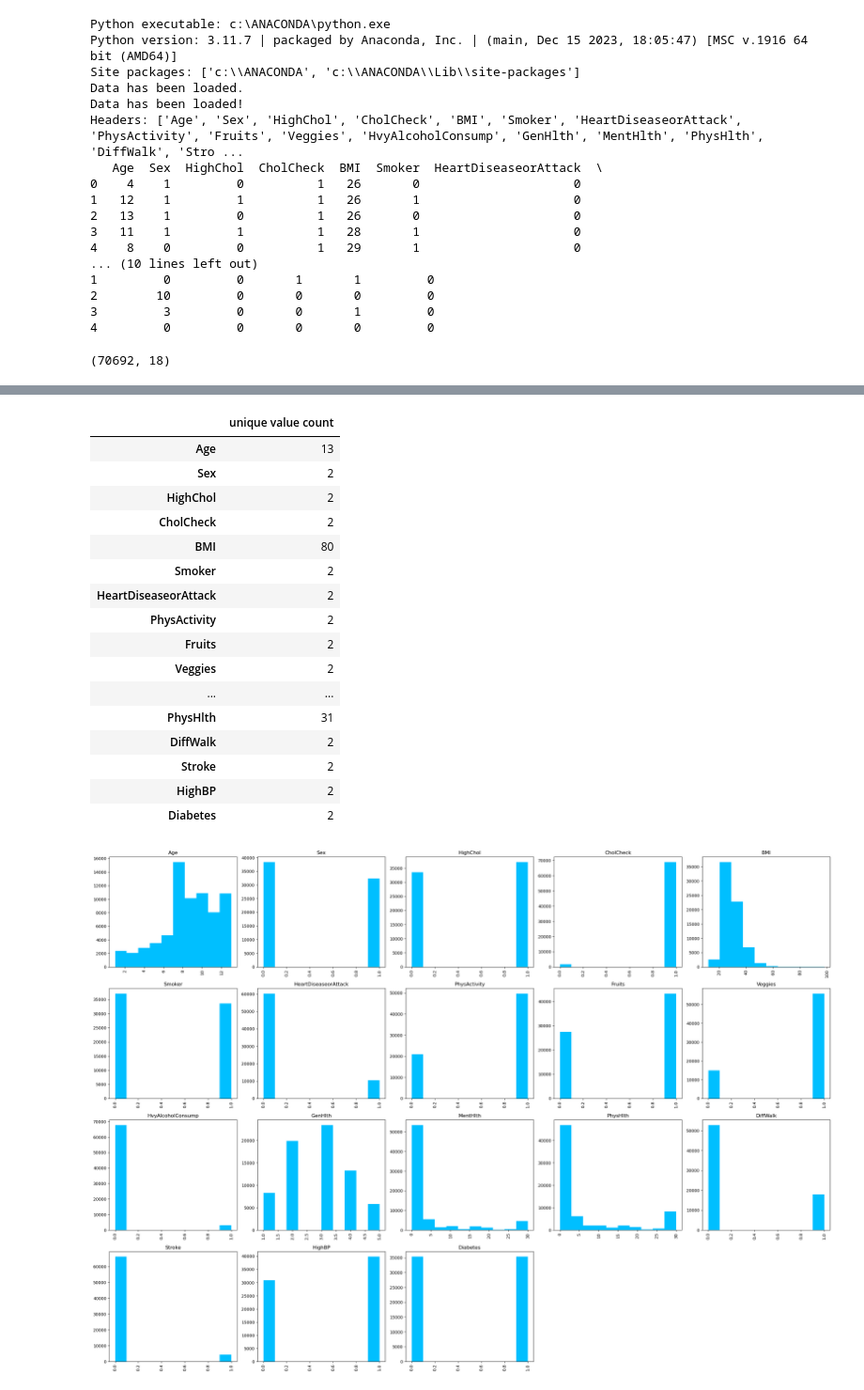
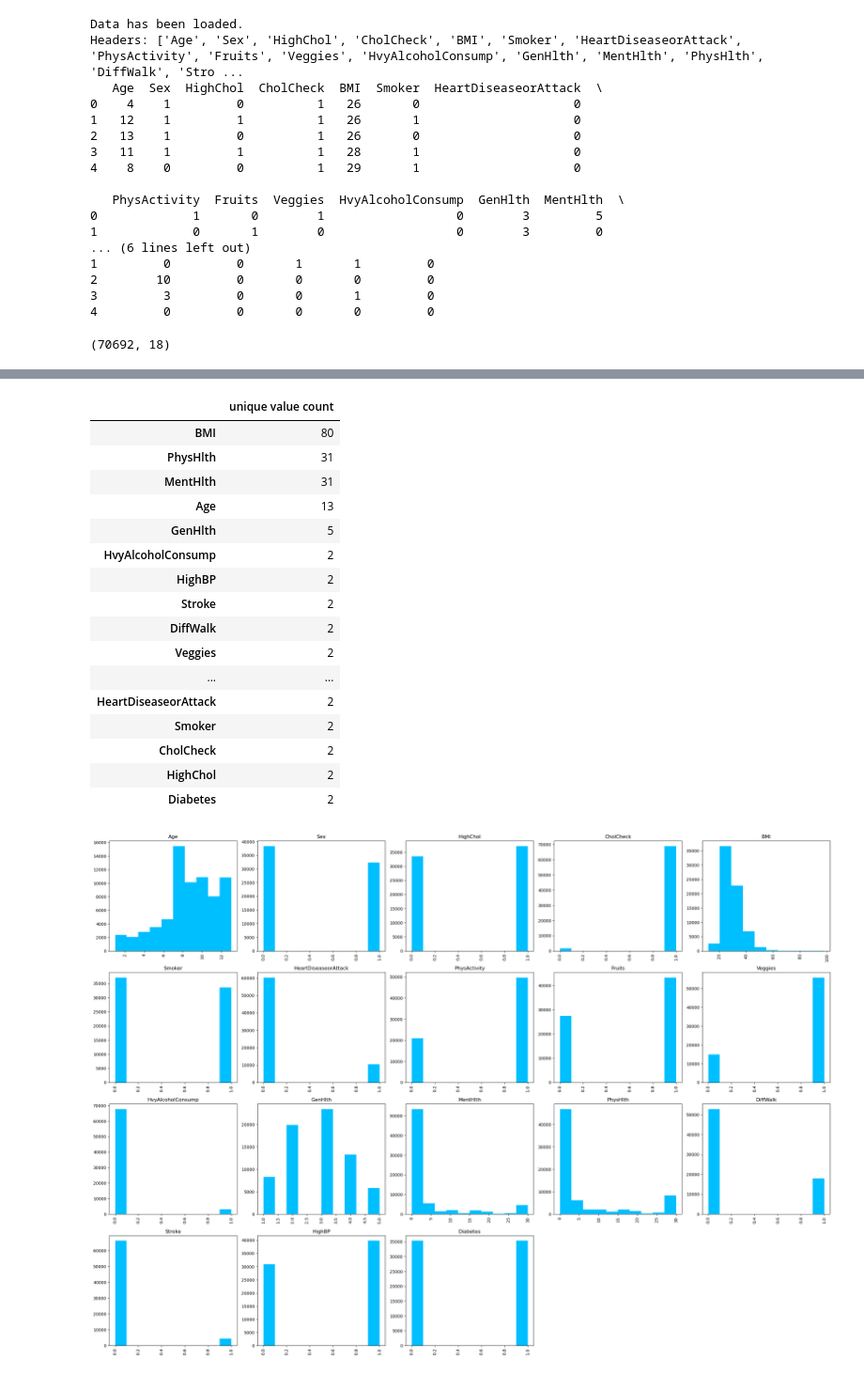
Before and after one commit to cosminsaracil/DiaPredict, a Jupyter notebook: Dataset_1__Diabetes.ipynb, the cells around one changed output, grey strips where cells are left out. Shown: that part at 94% size. Drawn from its saved outputs; the diff is of its cells as text; code cells hidden in the pictures.

```diff
--- a/Dataset_1__Diabetes.ipynb
+++ b/Dataset_1__Diabetes.ipynb
@@ -7,20 +7,20 @@ import seaborn as sns  # statistical data visualization
 
 import sys
 import site
+import os
 
-print("Python executable:", sys.executable)
-print("Python version:", sys.version)
-print("Site packages:", site.getsitepackages())
+# Check the kernel with these if having issues with the environment
+#print("Python executable:", sys.executable)
+#print("Python version:", sys.version)
+#print("Site packages:", site.getsitepackages())
 
 
 # Jupyter Notebook depedendency
 # %matplotlib inline
 
-data = 'C:\Space\Facultate\Master\AN I\Semestrul 2\DMDW\Proiect\project\Dataset_1_Diabetes/diabetes_data.csv'
+data = './diabetes_data.csv'
 
 # Check existence of file
-import os
-
 if os.path.exists(data):
     print("Data has been loaded.")
 else:
@@ -30,18 +30,13 @@ else:
 try:
     # Assume the first line are the headers and save them in a list
     df = pd.read_csv(data, header=0)
-    print("Data has been loaded!")
     col_names = df.columns.tolist()
     print("Headers:", col_names)
     print(df.head())
 except Exception as e:
     print(f"An error while loading the file occurred: {e}")
 # %% [output]
-Python executable: c:\ANACONDA\python.exe
-Python version: 3.11.7 | packaged by Anaconda, Inc. | (main, Dec 15 2023, 18:05:47) [MSC v.1916 64 bit (AMD64)]
-Site packages: ['c:\\ANACONDA', 'c:\\ANACONDA\\Lib\\site-packages']
 Data has been loaded.
-Data has been loaded!
 Headers: ['Age', 'Sex', 'HighChol', 'CholCheck', 'BMI', 'Smoker', 'HeartDiseaseorAttack', 'PhysActivity', 'Fruits', 'Veggies', 'HvyAlcoholConsump', 'GenHlth', 'MentHlth', 'PhysHlth', 'DiffWalk', 'Stro ...
    Age  Sex  HighChol  CholCheck  BMI  Smoker  HeartDiseaseorAttack  \
 0    4    1         0          1   26       0                     0
@@ -49,7 +44,11 @@ Headers: ['Age', 'Sex', 'HighChol', 'CholCheck', 'BMI', 'Smoker', 'HeartDiseaseo
 2   13    1         0          1   26       0                     0
 3   11    1         1          1   28       1                     0
 4    8    0         0          1   29       1                     0
-... (10 lines left out)
+
+   PhysActivity  Fruits  Veggies  HvyAlcoholConsump  GenHlth  MentHlth  \
+0             1       0        1                  0        3         5
+1             0       1        0                  0        3         0
+... (6 lines left out)
 1         0         0       1       1         0
 2        10         0       0       0         0
 3         3         0       0       1         0
@@ -82,28 +81,28 @@ memory usage: 9.7 MB
 # %%
 #check unique values
 
 unique_values = {}
 for col in df.columns:
     unique_values[col] = df[col].value_counts().shape[0]
 
-pd.DataFrame(unique_values, index=['unique value count']).transpose()
+pd.DataFrame(unique_values, index=['unique value count']).transpose().sort_values(by='unique value count', ascending=False)
 # %% [output]
 |  | unique value count |
+| BMI | 80 |
+| PhysHlth | 31 |
+| MentHlth | 31 |
 | Age | 13 |
-| Sex | 2 |
-| HighChol | 2 |
-| CholCheck | 2 |
-| BMI | 80 |
-| Smoker | 2 |
-| HeartDiseaseorAttack | 2 |
-| PhysActivity | 2 |
-| Fruits | 2 |
+| GenHlth | 5 |
+| HvyAlcoholConsump | 2 |
+| HighBP | 2 |
+| Stroke | 2 |
+| DiffWalk | 2 |
 | Veggies | 2 |
 | ... | ... |
-| PhysHlth | 31 |
-| DiffWalk | 2 |
-| Stroke | 2 |
-| HighBP | 2 |
+| HeartDiseaseorAttack | 2 |
+| Smoker | 2 |
+| CholCheck | 2 |
+| HighChol | 2 |
 | Diabetes | 2 |
 # %%
 #check frequency of all values in the column
```
Also changed, not shown: parts of 1 cell of this notebook, 1 other file.
